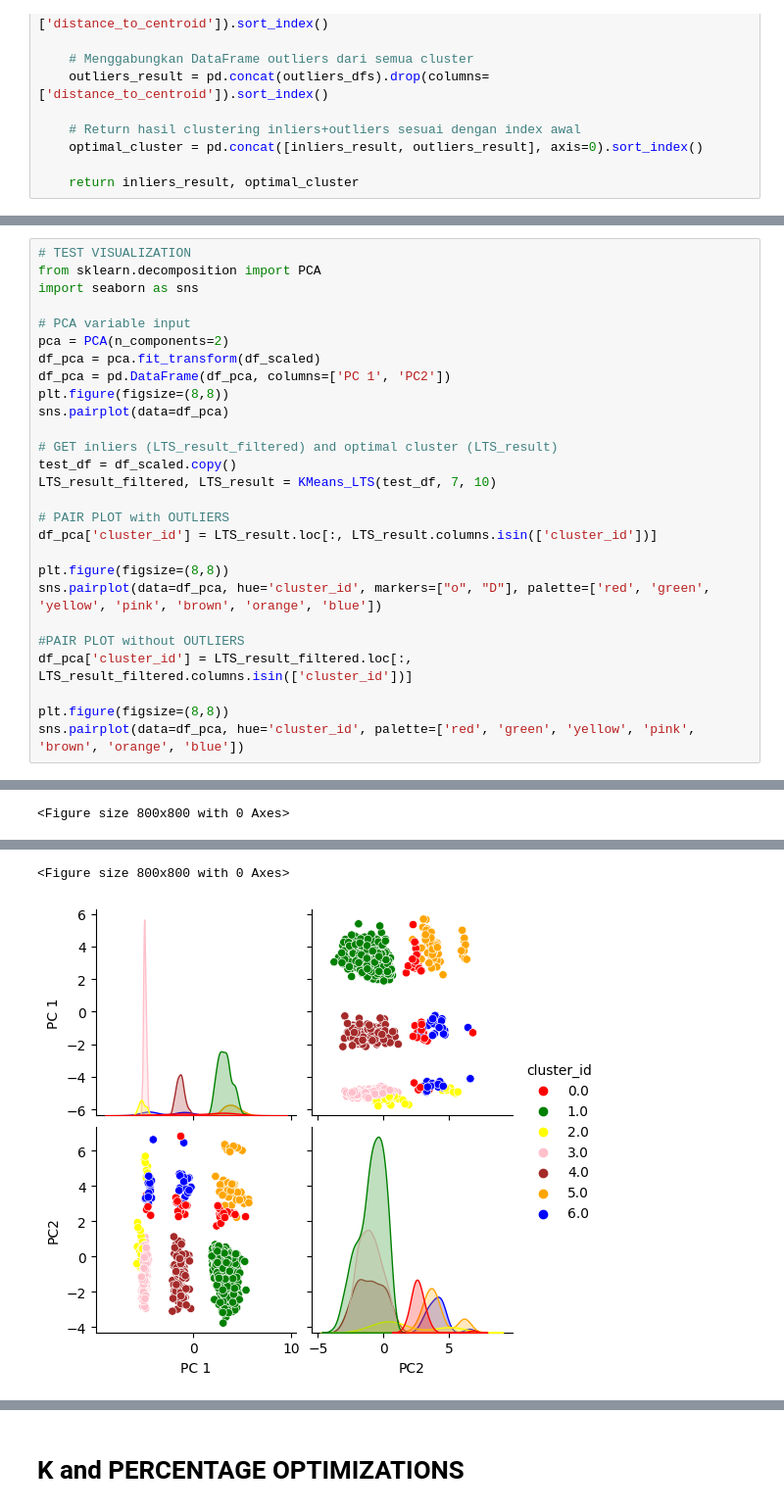
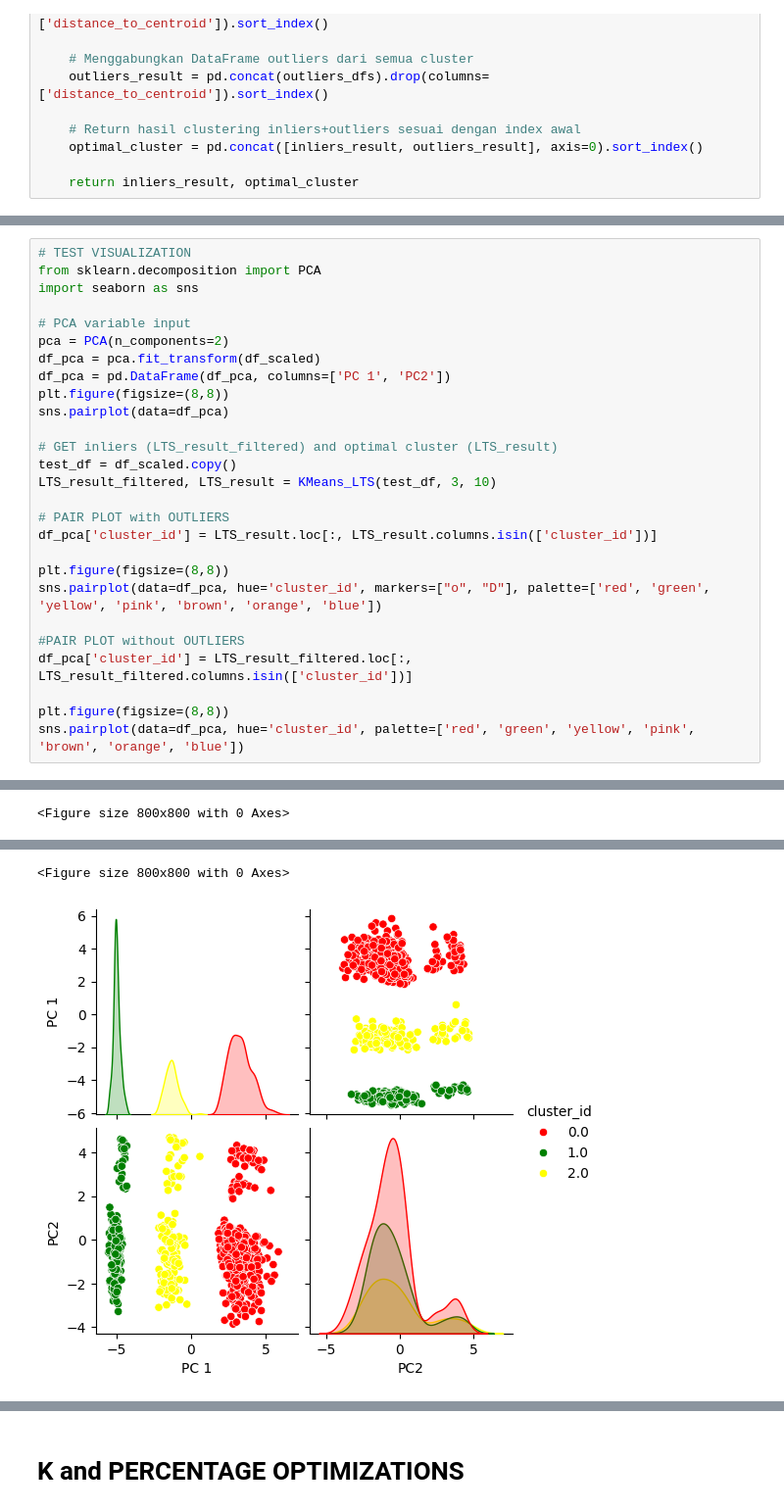
Before and after one commit to jptriciaestella/Skripsi-Kmeans-LTS, a Jupyter notebook: DATASET7/lts.ipynb, the cells around one changed output, grey strips where cells are left out. Shown at 98% size. Saved outputs shown, nothing was run; the diff lists cells and outputs as text.

```diff
--- a/DATASET7/lts.ipynb
+++ b/DATASET7/lts.ipynb
@@ -136,7 +136,7 @@ sns.pairplot(data=df_pca)
 
 # GET inliers (LTS_result_filtered) and optimal cluster (LTS_result)
 test_df = df_scaled.copy()
-LTS_result_filtered, LTS_result = KMeans_LTS(test_df, 7, 10)
+LTS_result_filtered, LTS_result = KMeans_LTS(test_df, 3, 10)
 
 # PAIR PLOT with OUTLIERS
 df_pca['cluster_id'] = LTS_result.loc[:, LTS_result.columns.isin(['cluster_id'])]
@@ -175,5 +162,5 @@ The markers list has fewer values (2) than needed (14) and will cycle, which may
 <Figure size 800x800 with 0 Axes>
-[figure, old version]
+[figure, new version]
 # %%
 # FIND SILHOUETTE SCORE
 from sklearn.metrics import silhouette_score
```
Also changed, not shown: parts of 9 cells of this notebook, 12 other files.
